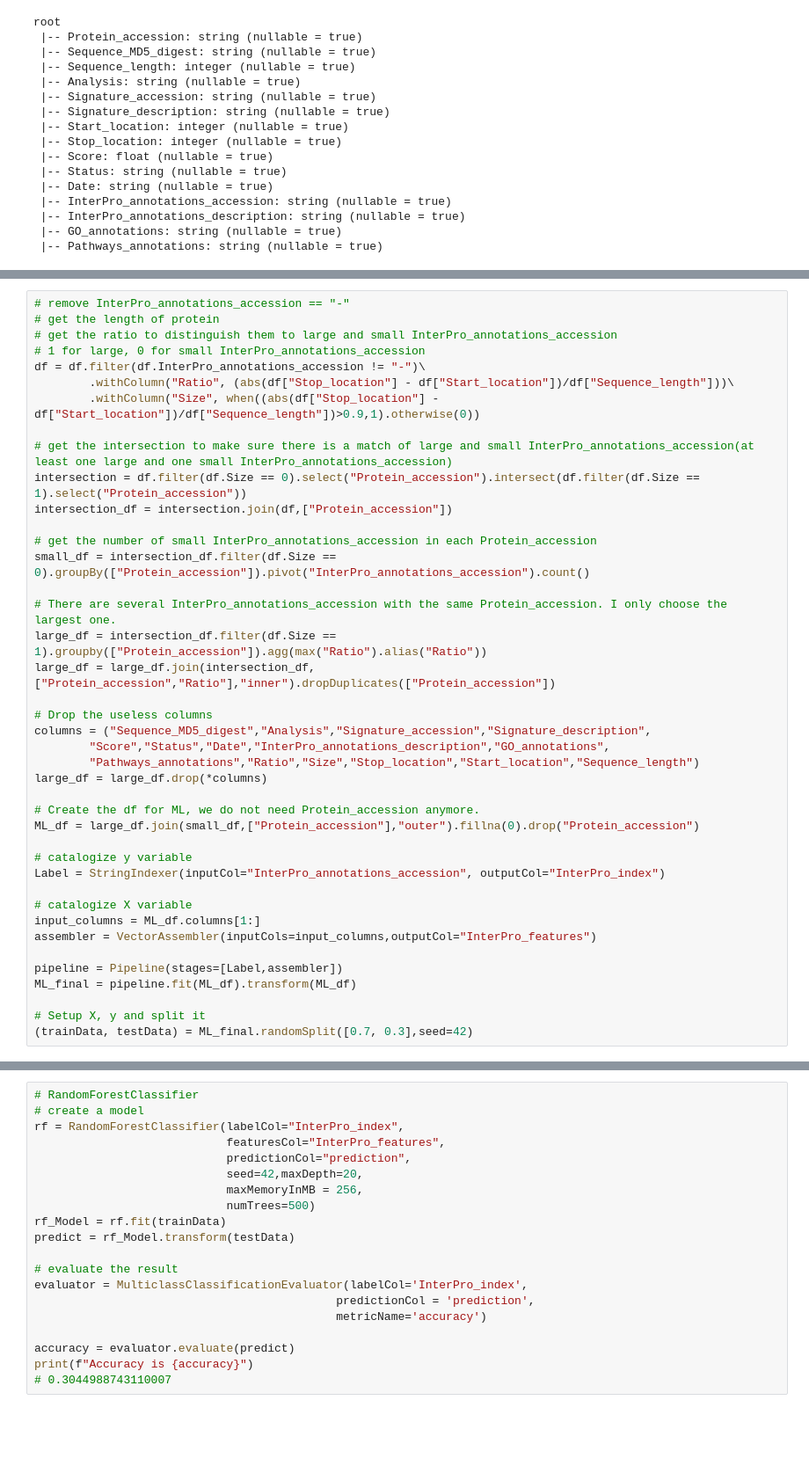
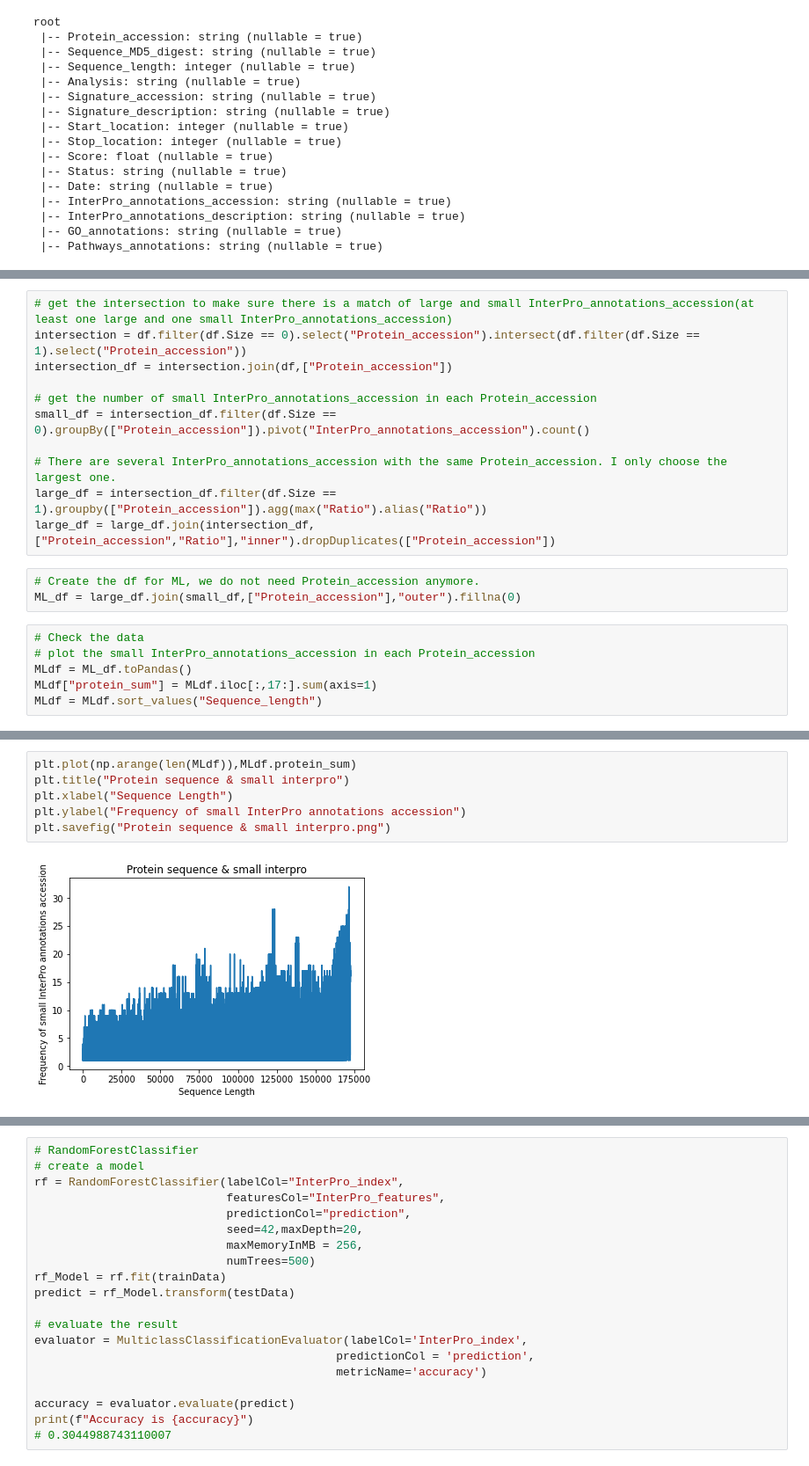
Before and after one commit to KaikaiLinHanze/Programming3, a Jupyter notebook: Assignment6/assignment6.ipynb, the cells around one changed output, grey strips where cells are left out. Shown: that part at 88% size. Saved outputs shown, nothing was run; the diff lists cells and outputs as text; blank space fills up the shorter version.

```diff
--- a/Assignment6/assignment6.ipynb
+++ b/Assignment6/assignment6.ipynb
@@ -104,12 +103,4 @@ root
 # %%
-# remove InterPro_annotations_accession == "-"
-# get the length of protein
-# get the ratio to distinguish them to large and small InterPro_annotations_accession
-# 1 for large, 0 for small InterPro_annotations_accession
-df = df.filter(df.InterPro_annotations_accession != "-")\
-        .withColumn("Ratio", (abs(df["Stop_location"] - df["Start_location"])/df["Sequence_length"]))\
-        .withColumn("Size", when((abs(df["Stop_location"] - df["Start_location"])/df["Sequence_length"])>0.9,1).otherwise(0))
-
 # get the intersection to make sure there is a match of large and small InterPro_annotations_accession(at least one large and one small InterPro_annotations_accession)
 intersection = df.filter(df.Size == 0).select("Protein_accession").intersect(df.filter(df.Size == 1).select("Protein_accession"))
 intersection_df = intersection.join(df,["Protein_accession"])
@@ -120,25 +111,12 @@ small_df = intersection_df.filter(df.Size == 0).groupBy(["Protein_accession"]).p
 # There are several InterPro_annotations_accession with the same Protein_accession. I only choose the largest one.
 large_df = intersection_df.filter(df.Size == 1).groupby(["Protein_accession"]).agg(max("Ratio").alias("Ratio"))
 large_df = large_df.join(intersection_df,["Protein_accession","Ratio"],"inner").dropDuplicates(["Protein_accession"])
-
-# Drop the useless columns
-columns = ("Sequence_MD5_digest","Analysis","Signature_accession","Signature_description",
-        "Score","Status","Date","InterPro_annotations_description","GO_annotations",
-        "Pathways_annotations","Ratio","Size","Stop_location","Start_location","Sequence_length")
-large_df = large_df.drop(*columns)
-
-# Create the df for ML, we do not need Protein_accession anymore.
-ML_df = large_df.join(small_df,["Protein_accession"],"outer").fillna(0).drop("Protein_accession")
-
-# catalogize y variable
-Label = StringIndexer(inputCol="InterPro_annotations_accession", outputCol="InterPro_index")
-
-# catalogize X variable
-input_columns = ML_df.columns[1:]
-assembler = VectorAssembler(inputCols=input_columns,outputCol="InterPro_features")
-
-pipeline = Pipeline(stages=[Label,assembler])
-ML_final = pipeline.fit(ML_df).transform(ML_df)
-
-# Setup X, y and split it
-(trainData, testData) = ML_final.randomSplit([0.7, 0.3],seed=42)
+# %%
+# Create the df for ML, we do not need Protein_accession anymore.
+ML_df = large_df.join(small_df,["Protein_accession"],"outer").fillna(0)
+# %%
+# Check the data
+# plot the small InterPro_annotations_accession in each Protein_accession
+MLdf = ML_df.toPandas()
+MLdf["protein_sum"] = MLdf.iloc[:,17:].sum(axis=1)
+MLdf = MLdf.sort_values("Sequence_length")
@@ -144,0 +125,8 @@ ML_final = pipeline.fit(ML_df).transform(ML_df)
+# %%
+plt.plot(np.arange(len(MLdf)),MLdf.protein_sum)
+plt.title("Protein sequence & small interpro")
+plt.xlabel("Sequence Length")
+plt.ylabel("Frequency of small InterPro annotations accession")
+plt.savefig("Protein sequence & small interpro.png")
+# %% [output]
+[figure, added]
```
Also changed, not shown: parts of 6 cells of this notebook.
